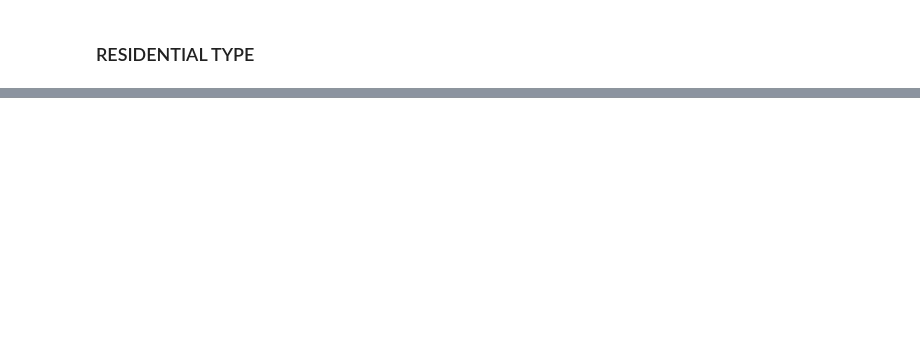
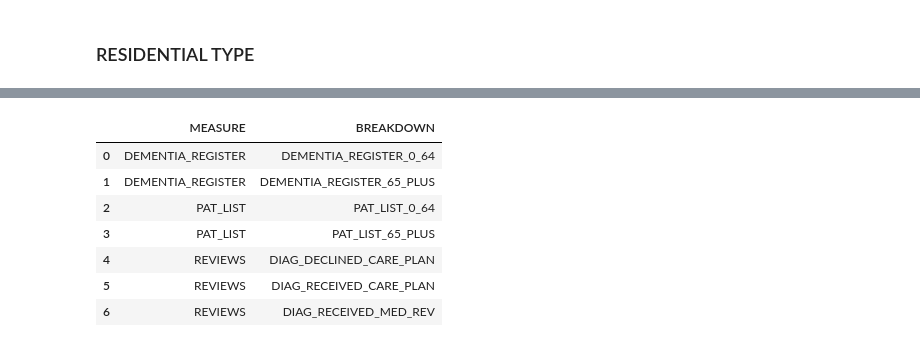
Before and after one commit to abdulrehmarnALI/dementia-atlas, a Jupyter notebook: pipeline/notebooks/00_june_2026_release_exploration.ipynb, the cells around one changed output, grey strips where cells are left out. Drawn from its saved outputs; the diff is of its cells as text; code cells hidden in the pictures; blank space fills up the shorter version.

```diff
--- a/pipeline/notebooks/00_june_2026_release_exploration.ipynb
+++ b/pipeline/notebooks/00_june_2026_release_exploration.ipynb
@@ -481,0 +570,16 @@ across categories such as age/gender, ethnicity, dementia type or residential ty
+# %%
+# See how each practice breakdown maps to its top-level measure.
+practice[
+    ["MEASURE", "BREAKDOWN"]
+].drop_duplicates().sort_values(
+    ["MEASURE", "BREAKDOWN"]
+)
+# %% [output]
+|  | MEASURE | BREAKDOWN |
+| 0 | DEMENTIA_REGISTER | DEMENTIA_REGISTER_0_64 |
+| 1 | DEMENTIA_REGISTER | DEMENTIA_REGISTER_65_PLUS |
+| 2 | PAT_LIST | PAT_LIST_0_64 |
+| 3 | PAT_LIST | PAT_LIST_65_PLUS |
+| 4 | REVIEWS | DIAG_DECLINED_CARE_PLAN |
+| 5 | REVIEWS | DIAG_RECEIVED_CARE_PLAN |
+| 6 | REVIEWS | DIAG_RECEIVED_MED_REV |
```
Also changed, not shown: parts of 51 cells of this notebook.
